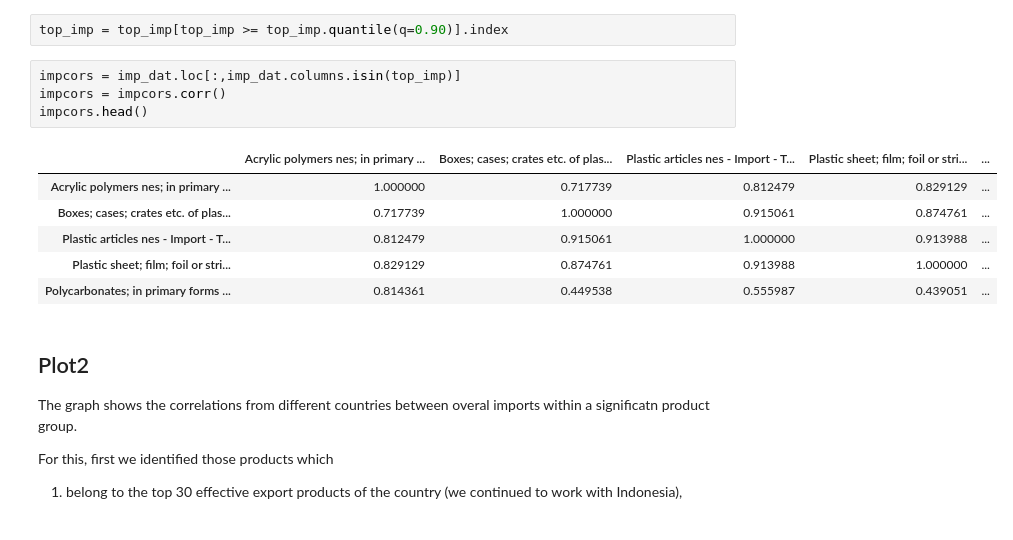
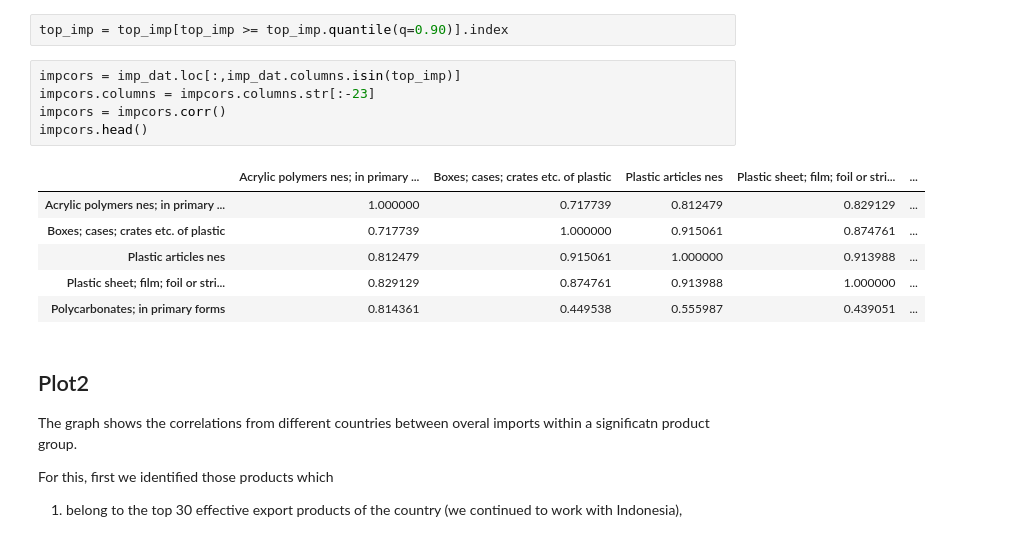
Before and after one commit to nocibambi/aec, a Jupyter notebook: 2nd plot.ipynb, the cells around one changed output. Saved outputs shown, nothing was run; the diff lists cells and outputs as text.

```diff
--- a/2nd plot.ipynb
+++ b/2nd plot.ipynb
@@ -116,15 +116,16 @@ dtype: float64
 top_imp = top_imp[top_imp >= top_imp.quantile(q=0.90)].index
 # %%
 impcors = imp_dat.loc[:,imp_dat.columns.isin(top_imp)]
+impcors.columns = impcors.columns.str[:-23]
 impcors = impcors.corr()
 impcors.head()
 # %% [output]
-|  | Acrylic polymers nes; in primary ... | Boxes; cases; crates etc. of plas... | Plastic articles nes - Import - T... | Plastic sheet; film; foil or stri... | ... |
+|  | Acrylic polymers nes; in primary ... | Boxes; cases; crates etc. of plastic | Plastic articles nes | Plastic sheet; film; foil or stri... | ... |
 | Acrylic polymers nes; in primary ... | 1.000000 | 0.717739 | 0.812479 | 0.829129 | ... |
-| Boxes; cases; crates etc. of plas... | 0.717739 | 1.000000 | 0.915061 | 0.874761 | ... |
-| Plastic articles nes - Import - T... | 0.812479 | 0.915061 | 1.000000 | 0.913988 | ... |
+| Boxes; cases; crates etc. of plastic | 0.717739 | 1.000000 | 0.915061 | 0.874761 | ... |
+| Plastic articles nes | 0.812479 | 0.915061 | 1.000000 | 0.913988 | ... |
 | Plastic sheet; film; foil or stri... | 0.829129 | 0.874761 | 0.913988 | 1.000000 | ... |
-| Polycarbonates; in primary forms ... | 0.814361 | 0.449538 | 0.555987 | 0.439051 | ... |
+| Polycarbonates; in primary forms | 0.814361 | 0.449538 | 0.555987 | 0.439051 | ... |
 # %% [markdown]
 ## Plot2
 
```
Also changed, not shown: parts of 1 cell of this notebook.
